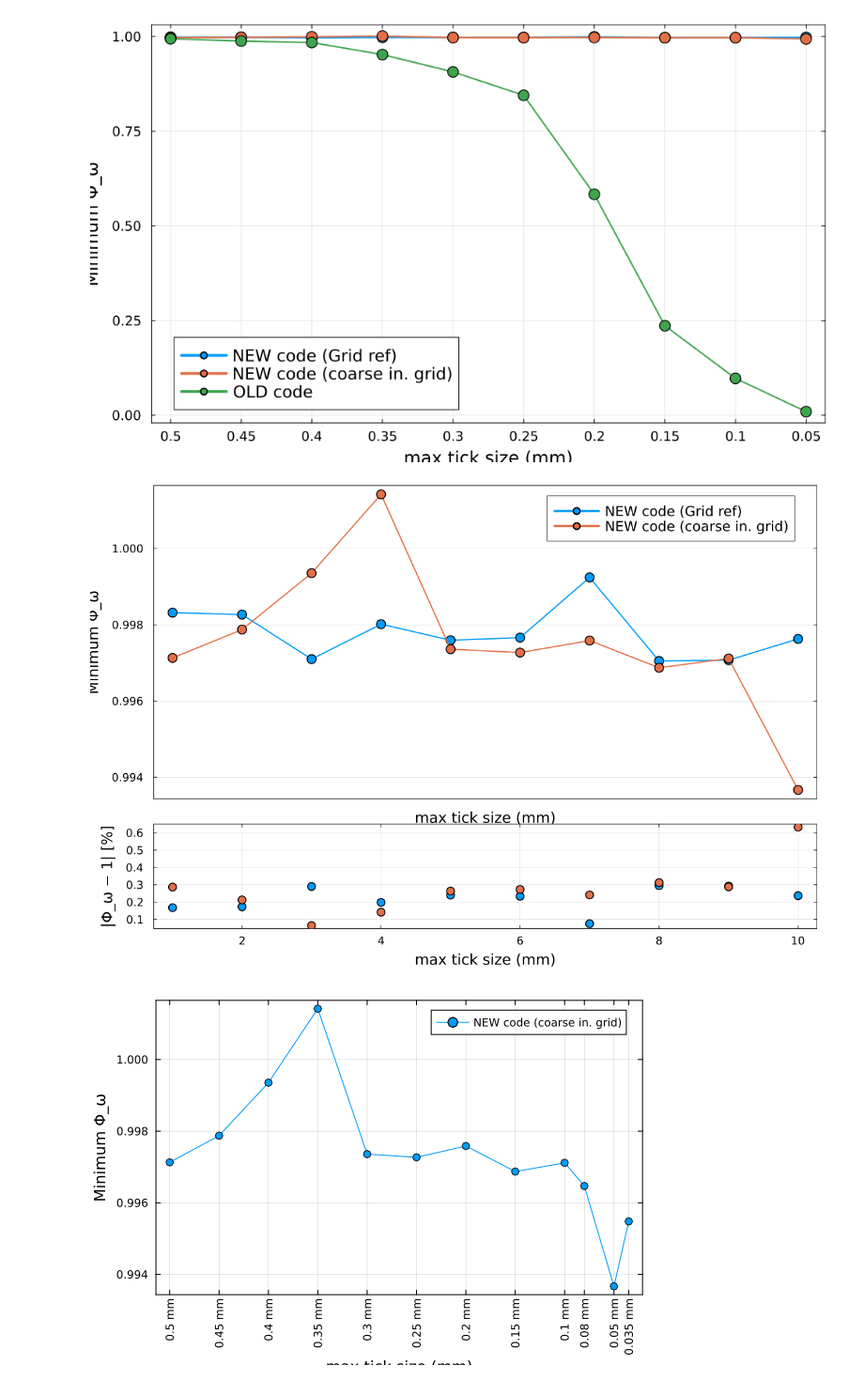
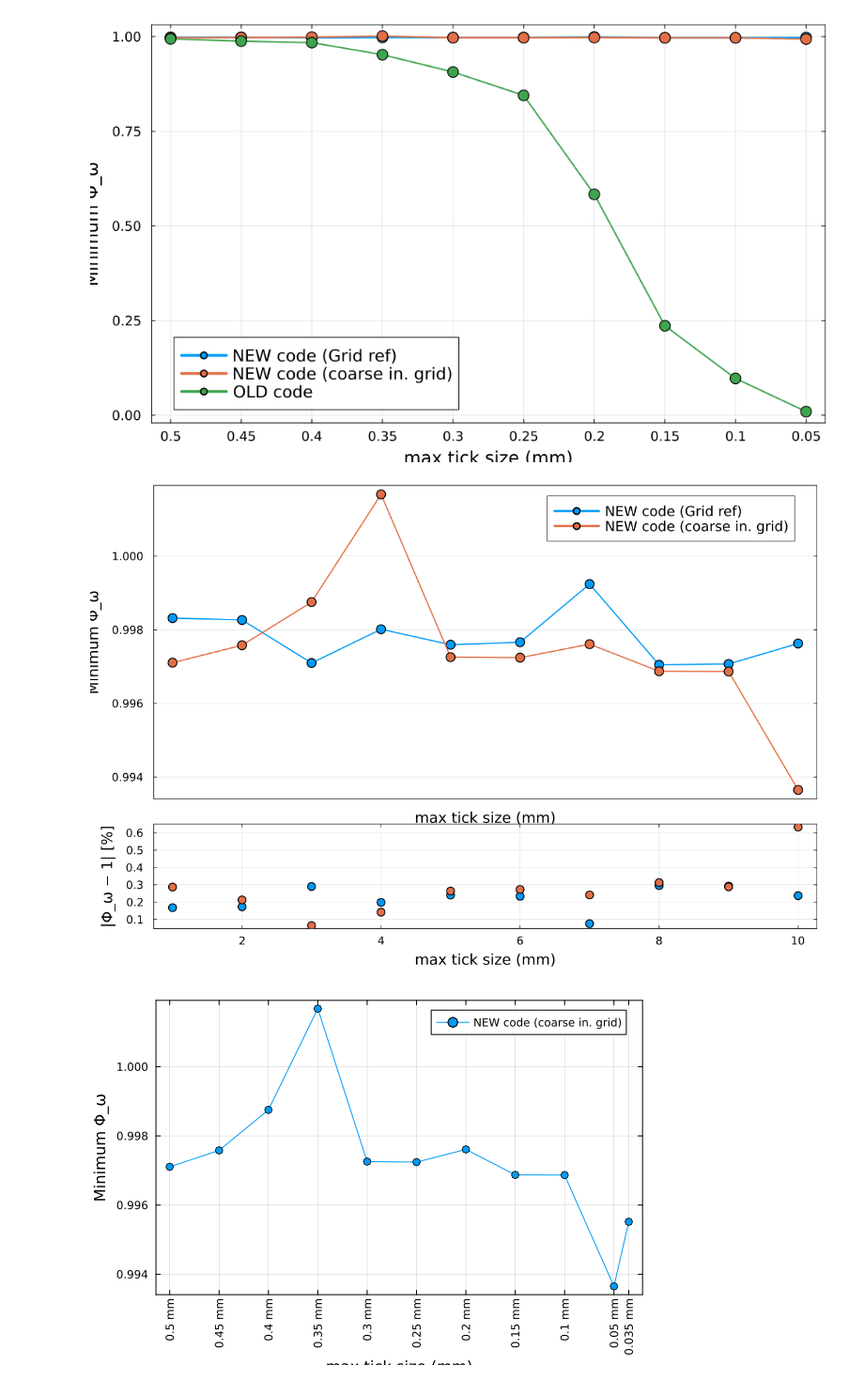
Before and after one commit to RitaF00/SolidStateDetector-NEW, a Jupyter notebook: SSDdev/final_codes_comp.ipynb, the cells around one changed output. Shown at 94% size. Cells and saved outputs as stored; diff of their text form; code cells hidden in the pictures.

```diff
--- a/SSDdev/final_codes_comp.ipynb
+++ b/SSDdev/final_codes_comp.ipynb
@@ -128,7 +165,7 @@ p1 = plot(
     titlefontsize = 20              # eventuale titolo
 )
 
-plot!(x, wp_new_coarse_initial_grid;
+plot!(x, wp_new_coarse_initial_grid_opt;
     seriestype = :path,
     marker = :circle,
     markersize = 8,
@@ -191,20 +228,20 @@ p = plot(
     link = :x, size = (1200, 800)
 )
 # %% [output]
-[figure, old version]
+[figure, new version]
 # %%
-grid = [0.5, 0.45, 0.4, 0.35, 0.3, 0.25 , 0.2, 0.15, 0.1, 0.08, 0.05, 0.035]
+grid = [0.5, 0.45, 0.4, 0.35, 0.3, 0.25 , 0.2, 0.15, 0.1,  0.05, 0.035]
 wp = [0.99713,0.99787384 ,0.99935406, 1.0014204, 0.99735886, 0.99727 , 0.99758554, 0.9968726 , 0.9971157, 0.99646914, 0.9936677, 0.9954815]
-
-plot(grid, wp,
+wp_opt = [ 0.9971068, 0.99758047,  0.9987536, 1.0016781,  0.9972573, 0.9972425, 0.99760973,  0.996873, 0.9968678, 0.99365115, 0.99551797]
+plot(grid, wp_opt,
      xlabel = "max tick size (mm)",
     ylabel = "Minimum Φ_ω",
      marker=:o,
     # title="Minimum Weighting Potential vs max_tick_distance",
-     xticks=(grid, ["0.5 mm", "0.45 mm", "0.4 mm", "0.35 mm", "0.3 mm", "0.25 mm", "0.2 mm", "0.15 mm", "0.1 mm", "0.08 mm", "0.05 mm", "0.035 mm"]),
+     xticks=(grid, ["0.5 mm", "0.45 mm", "0.4 mm", "0.35 mm", "0.3 mm", "0.25 mm", "0.2 mm", "0.15 mm", "0.1 mm", "0.05 mm", "0.035 mm"]),
      xrotation=90,
      frame = :box,
       label = "NEW code (coarse in. grid)",
      xflip = true)  # questo inverte l'asse X
 # %% [output]
-[figure, old version]
+[figure, new version]
```
Also changed, not shown: parts of 4 cells of this notebook, 11 other files.
